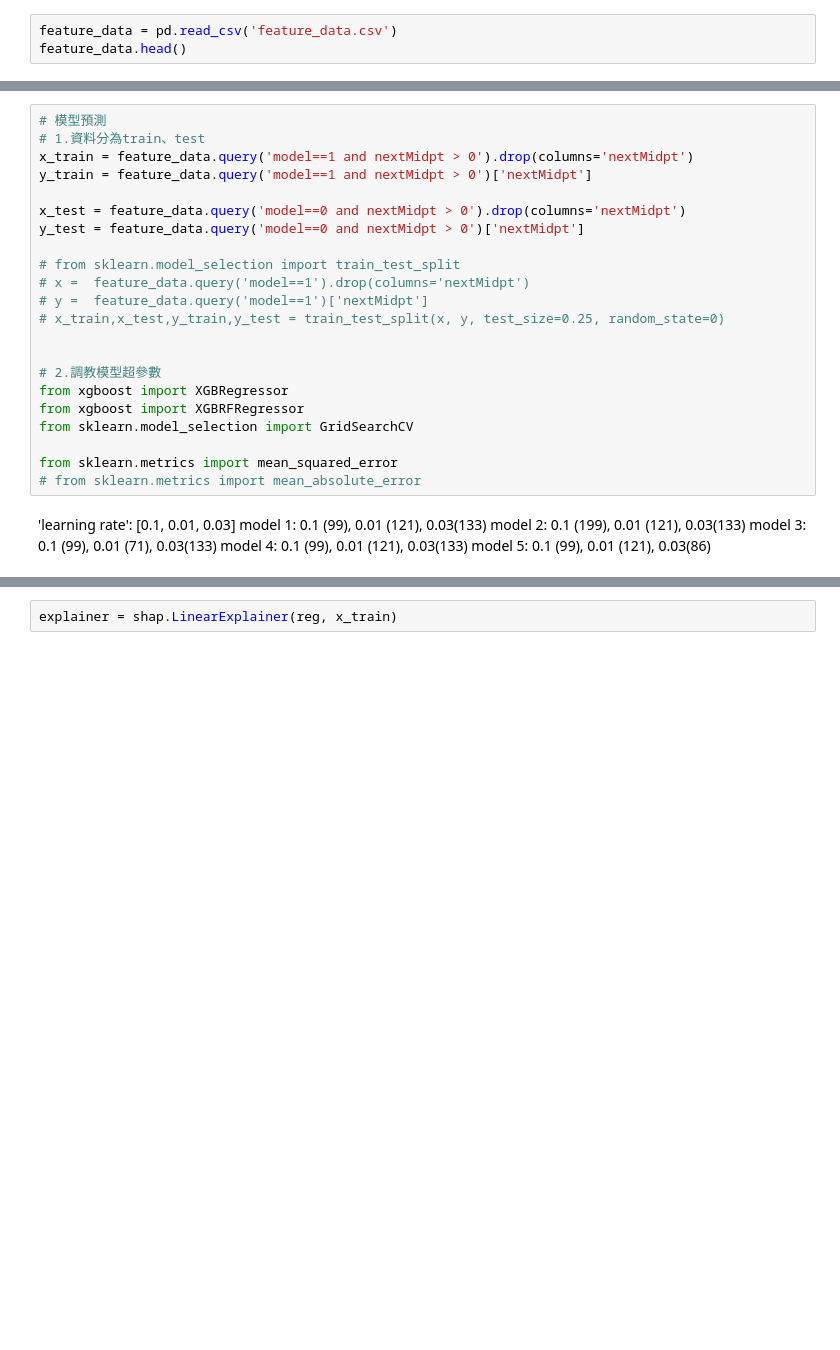
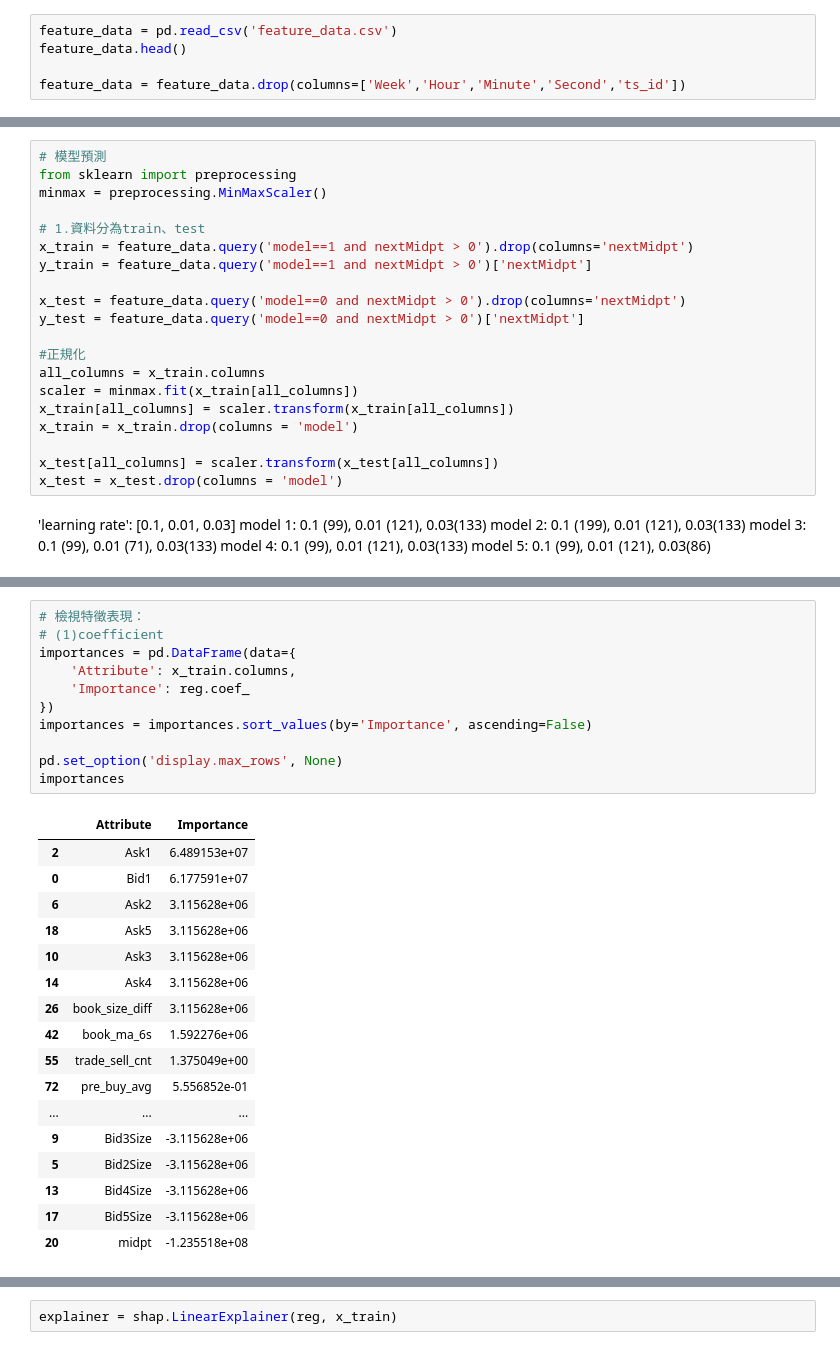
Before and after one commit to chun-code/stock_price, a Jupyter notebook: code.ipynb, the cells around one changed output, grey strips where cells are left out. Drawn from its saved outputs; the diff is of its cells as text; blank space fills up the shorter version.

```diff
--- a/code.ipynb
+++ b/code.ipynb
@@ -635,3 +555,5 @@ feature_data.to_csv('feature_data.csv', index = False)
 # %%
 feature_data = pd.read_csv('feature_data.csv')
 feature_data.head()
+
+feature_data = feature_data.drop(columns=['Week','Hour','Minute','Second','ts_id'])
@@ -645,5 +601,8 @@ feature_data.head()
 # %%
 # 模型預測
+from sklearn import preprocessing
+minmax = preprocessing.MinMaxScaler()
+
 # 1.資料分為train、test
 x_train = feature_data.query('model==1 and nextMidpt > 0').drop(columns='nextMidpt')
 y_train = feature_data.query('model==1 and nextMidpt > 0')['nextMidpt']
@@ -651,19 +610,14 @@ y_train = feature_data.query('model==1 and nextMidpt > 0')['nextMidpt']
 x_test = feature_data.query('model==0 and nextMidpt > 0').drop(columns='nextMidpt')
 y_test = feature_data.query('model==0 and nextMidpt > 0')['nextMidpt']
 
-# from sklearn.model_selection import train_test_split
-# x =  feature_data.query('model==1').drop(columns='nextMidpt')
-# y =  feature_data.query('model==1')['nextMidpt']
-# x_train,x_test,y_train,y_test = train_test_split(x, y, test_size=0.25, random_state=0)
+#正規化
+all_columns = x_train.columns
+scaler = minmax.fit(x_train[all_columns])
+x_train[all_columns] = scaler.transform(x_train[all_columns])
+x_train = x_train.drop(columns = 'model')
 
-
-# 2.調教模型超參數
-from xgboost import XGBRegressor
-from xgboost import XGBRFRegressor
-from sklearn.model_selection import GridSearchCV
-
-from sklearn.metrics import mean_squared_error
-# from sklearn.metrics import mean_absolute_error
+x_test[all_columns] = scaler.transform(x_test[all_columns])
+x_test = x_test.drop(columns = 'model')
 # %% [markdown]
 'learning rate': [0.1, 0.01, 0.03]
 model 1: 0.1 (99), 0.01 (121), 0.03(133)
@@ -730,0 +720,29 @@ Root Mean Square Error: 0.2513284935798189
+# %%
+# 檢視特徵表現：
+# (1)coefficient
+importances = pd.DataFrame(data={
+    'Attribute': x_train.columns,
+    'Importance': reg.coef_
+})
+importances = importances.sort_values(by='Importance', ascending=False)
+
+pd.set_option('display.max_rows', None)
+importances
+# %% [output]
+|  | Attribute | Importance |
+| 2 | Ask1 | 6.489153e+07 |
+| 0 | Bid1 | 6.177591e+07 |
+| 6 | Ask2 | 3.115628e+06 |
+| 18 | Ask5 | 3.115628e+06 |
+| 10 | Ask3 | 3.115628e+06 |
+| 14 | Ask4 | 3.115628e+06 |
+| 26 | book_size_diff | 3.115628e+06 |
+| 42 | book_ma_6s | 1.592276e+06 |
+| 55 | trade_sell_cnt | 1.375049e+00 |
+| 72 | pre_buy_avg | 5.556852e-01 |
+| ... | ... | ... |
+| 9 | Bid3Size | -3.115628e+06 |
+| 5 | Bid2Size | -3.115628e+06 |
+| 13 | Bid4Size | -3.115628e+06 |
+| 17 | Bid5Size | -3.115628e+06 |
+| 20 | midpt | -1.235518e+08 |
```
Also changed, not shown: parts of 43 cells of this notebook.
